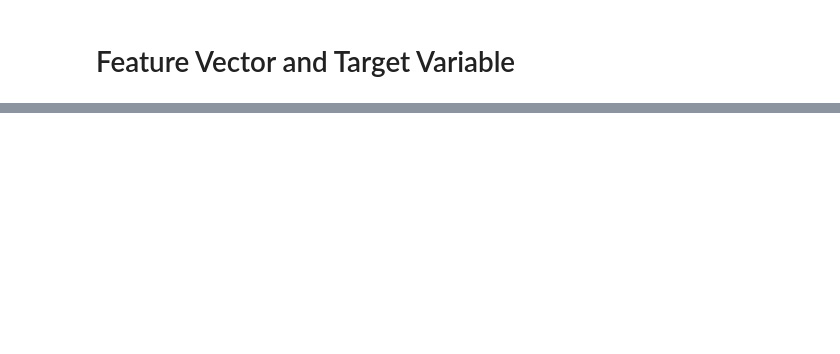
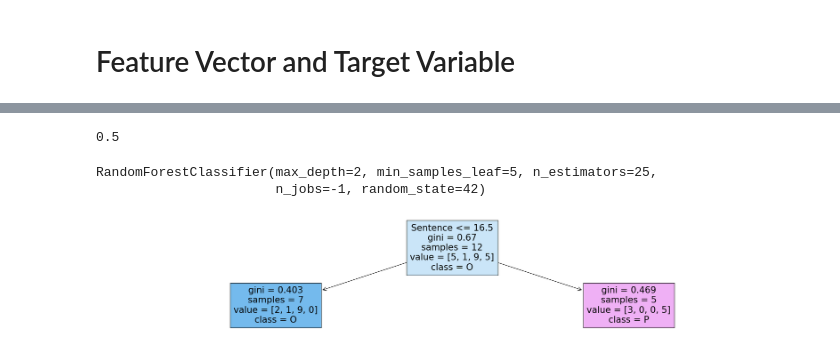
Before and after one commit to Dhyey17/LY-Project, a Jupyter notebook: PICO Classification/Classification Model.ipynb, the cells around one changed output, grey strips where cells are left out. Cells and saved outputs as stored; diff of their text form; code cells hidden in the pictures; blank space fills up the shorter version.

```diff
--- a/PICO Classification/Classification Model.ipynb
+++ b/PICO Classification/Classification Model.ipynb
@@ -107,0 +131,7 @@ import nltk.corpus
+# %%
+rf = RandomForestClassifier(random_state=42, n_jobs=-1)
+params = {
+    'max_depth': [2,3,5,10,20],
+    'min_samples_leaf': [5,10,20,50,100,200],
+    'n_estimators': [10,25,30,50,100,200]
+}
@@ -107,0 +140,4 @@ import nltk.corpus
+# %%
+grid_search = GridSearchCV(estimator=rf,param_grid=params,cv = 4,n_jobs=-1, verbose=1, scoring="accuracy")
+# %%
+grid_search.fit(X_train, y_train)
@@ -107,0 +152,16 @@ import nltk.corpus
+# %%
+grid_search.best_score_
+# %% [output]
+0.5
+# %%
+rf_best = grid_search.best_estimator_
+rf_best
+# %% [output]
+RandomForestClassifier(max_depth=2, min_samples_leaf=5, n_estimators=25,
+                       n_jobs=-1, random_state=42)
+# %%
+from sklearn.tree import plot_tree
+plt.figure(figsize=(30,5))
+plot_tree(rf_best.estimators_[5],feature_names=['Sentence'],class_names=['C','I','O','P'],filled=True);
+# %% [output]
+[figure, added]
```
Also changed, not shown: parts of 27 cells of this notebook.
